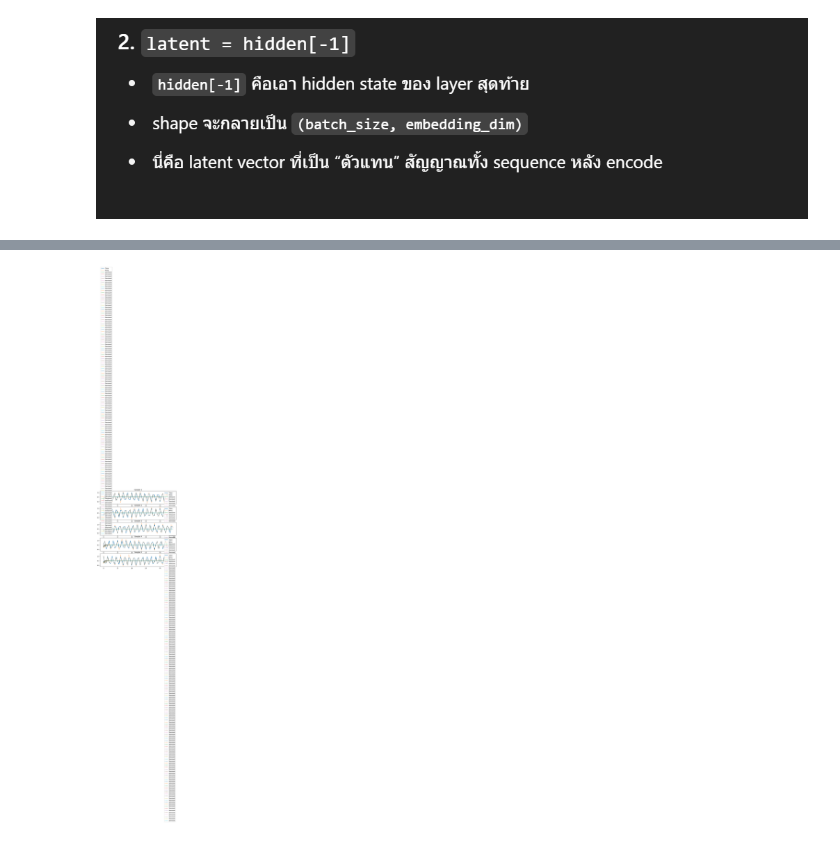
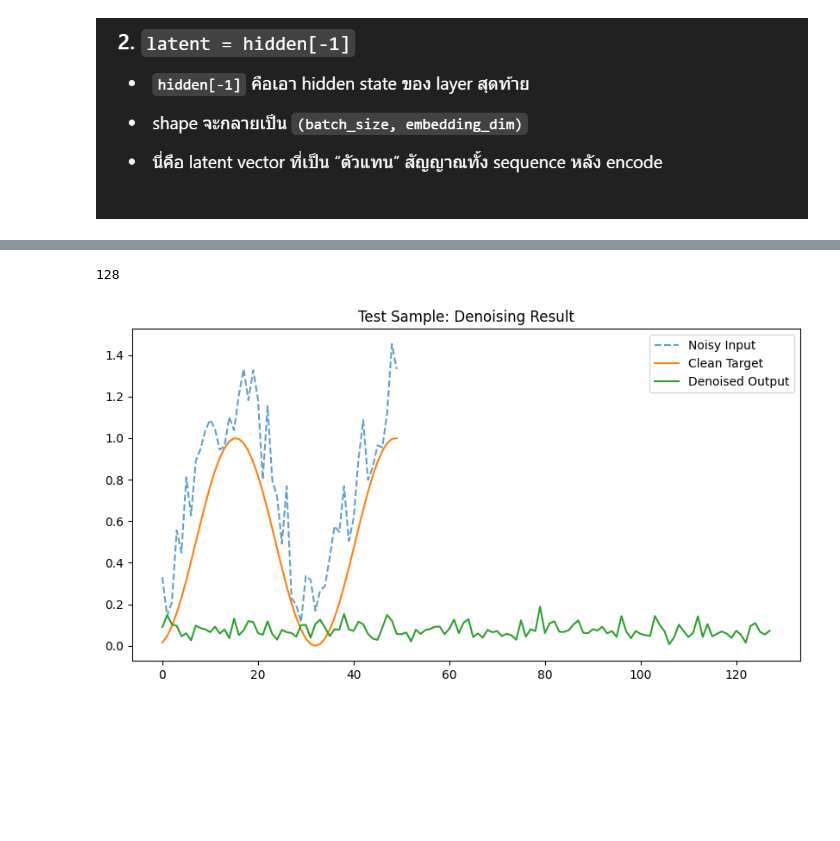
Before and after one commit to Nantakxrn007/Deep-learning, a Jupyter notebook: Auto-encoder/LSTMautoencoder.ipynb, the cells around one changed output, grey strips where cells are left out. Drawn from its saved outputs; the diff is of its cells as text; code cells hidden in the pictures; blank space fills up the shorter version.

```diff
--- a/Auto-encoder/LSTMautoencoder.ipynb
+++ b/Auto-encoder/LSTMautoencoder.ipynb
@@ -125,7 +140,7 @@ class LSTMAutoencoder(nn.Module):
 device = torch.device("cuda" if torch.cuda.is_available() else "cpu")
 model = LSTMAutoencoder(seq_len=50, n_features=1, embedding_dim=128).to(device)
 criterion = nn.MSELoss()
-optimizer = optim.Adam(model.parameters(), lr=0.00001)
+optimizer = optim.Adam(model.parameters(), lr=0.001)
 # %%
 num_epochs = 50
 train_losses = []
@@ -192,29 +207,26 @@ plt.show()
+# %%
+pred_seq[1].size
+# %% [output]
+128
 # %%
 model.eval()
-
-# เอา 5 ตัวอย่างจาก test set มาใช้
-n_show = 5
-x_noise_example, x_clean_example = next(iter(test_loader))
-x_noise_example, x_clean_example = x_noise_example[:n_show].to(device), x_clean_example[:n_show].to(device)
+x_noisy, x_clean = next(iter(test_loader))  # เอาแค่ batch แรก
+x_noisy, x_clean = x_noisy.to(device), x_clean.to(device)
 
 with torch.no_grad():
-    x_pred_example, _ = model(x_noise_example)
+    outputs, latent = model(x_noisy)
 
-x_noise_example = x_noise_example.squeeze(-1).cpu().numpy()
-x_clean_example = x_clean_example.squeeze(-1).cpu().numpy()
-x_pred_example = x_pred_example.squeeze(-1).cpu().numpy()
+# เอา batch แรกตัวอย่างที่ 0 มา plot
+noisy_seq = x_noisy[0].cpu().squeeze(-1).numpy()
+clean_seq = x_clean[0].cpu().squeeze(-1).numpy()
+pred_seq = outputs[0][0].cpu().squeeze(-1).numpy()
 
-# Plot
-fig, axs = plt.subplots(n_show, 1, figsize=(10, 2 * n_show))
-
-for i in range(n_show):
-    axs[i].plot(x_clean_example[i], label="Clean", linewidth=2)
-    axs[i].plot(x_noise_example[i], label="Noisy", alpha=0.5)
-    axs[i].plot(x_pred_example[i], label="Denoised", linestyle="--")
-    axs[i].set_title(f"Sample {i+1}")
-    axs[i].legend()
-
-plt.tight_layout()
+plt.figure(figsize=(10,5))
+plt.plot(noisy_seq, label='Noisy Input', linestyle='--', alpha=0.7)
+plt.plot(clean_seq, label='Clean Target')
+plt.plot(pred_seq, label='Denoised Output')
+plt.legend()
+plt.title("Test Sample: Denoising Result")
 plt.show()
 # %% [output]
-[figure, old version]
+[figure, new version]
```
Also changed, not shown: parts of 6 cells of this notebook, 1 other file.
